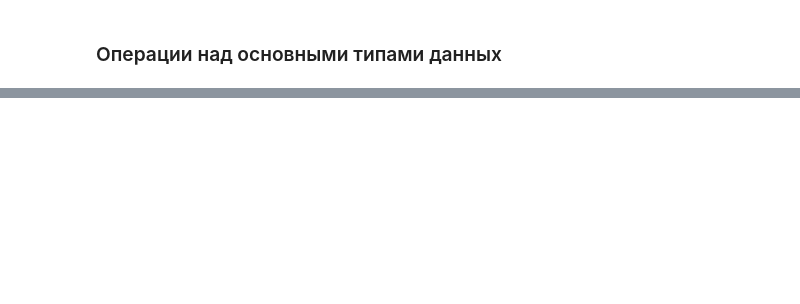
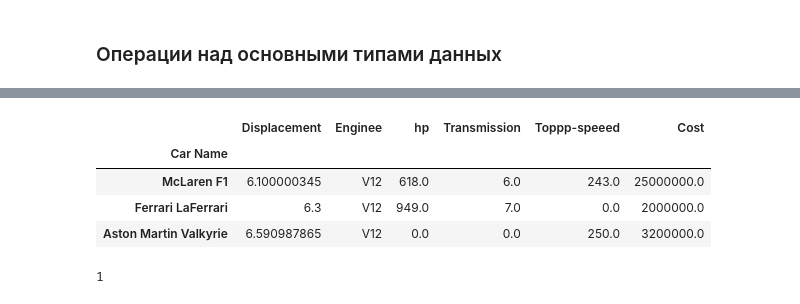
Before and after one commit to Dankrou/Automated_Data_Processing_and_Control_Systems, a Jupyter notebook: Lectures/1_Introduction_to_data_science.ipynb, the cells around one changed output, grey strips where cells are left out. Cells and saved outputs as stored; diff of their text form; code cells hidden in the pictures; blank space fills up the shorter version.

```diff
--- a/Lectures/1_Introduction_to_data_science.ipynb
+++ b/Lectures/1_Introduction_to_data_science.ipynb
@@ -116,0 +618,16 @@ True
+# %%
+# Выбрать только те строки, где Enginee = V12
+enginee = df.where(df['Enginee'] == 'V12').dropna()
+
+enginee.head(None)
+# %% [output]
+|  | Displacement | Enginee | hp | Transmission | Toppp-speeed | Cost |
+| Car Name |  |  |  |  |  |  |
+| McLaren F1 | 6.100000345 | V12 | 618.0 | 6.0 | 243.0 | 25000000.0 |
+| Ferrari LaFerrari | 6.3 | V12 | 949.0 | 7.0 | 0.0 | 2000000.0 |
+| Aston Martin Valkyrie | 6.590987865 | V12 | 0.0 | 0.0 | 250.0 | 3200000.0 |
+# %%
+# Подсчет количества строк с указанными параметрами
+len(df[(df['Enginee'] == 'V6') & (df['Cost'] > 2700000)])
+# %% [output]
+1
```
Also changed, not shown: parts of 43 cells of this notebook, 1 other file.
